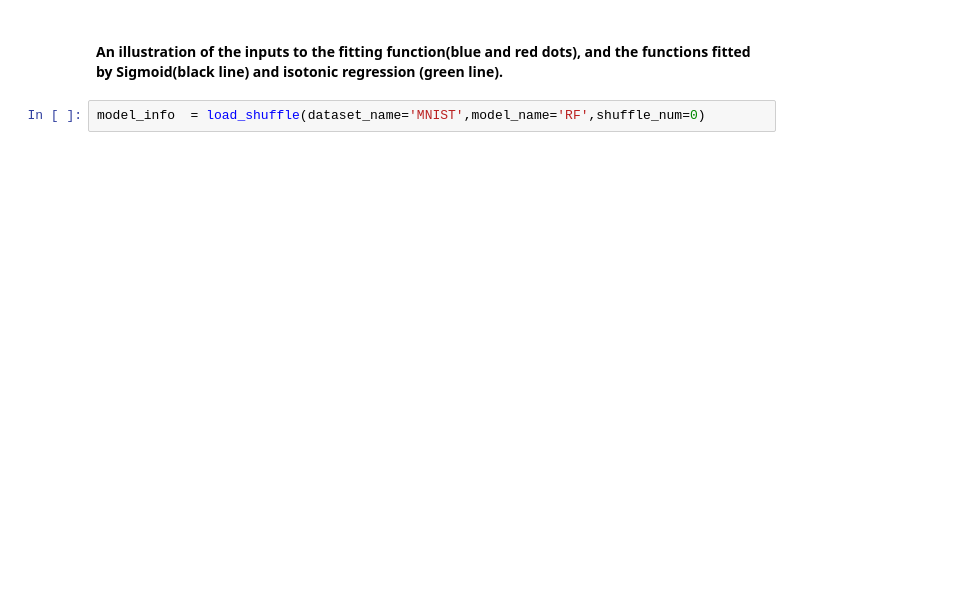
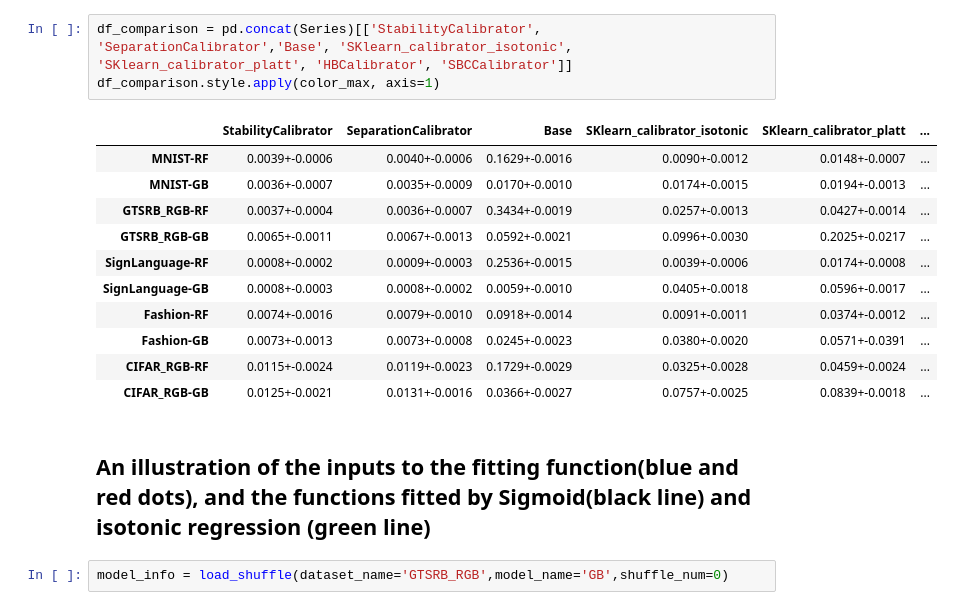
Before and after one commit to Liel-leman/Geometric-Calibrator, a Jupyter notebook: results.ipynb, the cells around one changed output. Drawn from its saved outputs; the diff is of its cells as text; blank space fills up the shorter version.

```diff
--- a/results.ipynb
+++ b/results.ipynb
@@ -99,7 +181,22 @@ df.to_csv('Table_1.csv')
+# %%
+df_comparison = pd.concat(Series)[['StabilityCalibrator', 'SeparationCalibrator','Base', 'SKlearn_calibrator_isotonic', 'SKlearn_calibrator_platt', 'HBCalibrator', 'SBCCalibrator']]
+df_comparison.style.apply(color_max, axis=1)
+# %% [output]
+|  | StabilityCalibrator | SeparationCalibrator | Base | SKlearn_calibrator_isotonic | SKlearn_calibrator_platt | ... |
+| MNIST-RF | 0.0039+-0.0006 | 0.0040+-0.0006 | 0.1629+-0.0016 | 0.0090+-0.0012 | 0.0148+-0.0007 | ... |
+| MNIST-GB | 0.0036+-0.0007 | 0.0035+-0.0009 | 0.0170+-0.0010 | 0.0174+-0.0015 | 0.0194+-0.0013 | ... |
+| GTSRB_RGB-RF | 0.0037+-0.0004 | 0.0036+-0.0007 | 0.3434+-0.0019 | 0.0257+-0.0013 | 0.0427+-0.0014 | ... |
+| GTSRB_RGB-GB | 0.0065+-0.0011 | 0.0067+-0.0013 | 0.0592+-0.0021 | 0.0996+-0.0030 | 0.2025+-0.0217 | ... |
+| SignLanguage-RF | 0.0008+-0.0002 | 0.0009+-0.0003 | 0.2536+-0.0015 | 0.0039+-0.0006 | 0.0174+-0.0008 | ... |
+| SignLanguage-GB | 0.0008+-0.0003 | 0.0008+-0.0002 | 0.0059+-0.0010 | 0.0405+-0.0018 | 0.0596+-0.0017 | ... |
+| Fashion-RF | 0.0074+-0.0016 | 0.0079+-0.0010 | 0.0918+-0.0014 | 0.0091+-0.0011 | 0.0374+-0.0012 | ... |
+| Fashion-GB | 0.0073+-0.0013 | 0.0073+-0.0008 | 0.0245+-0.0023 | 0.0380+-0.0020 | 0.0571+-0.0391 | ... |
+| CIFAR_RGB-RF | 0.0115+-0.0024 | 0.0119+-0.0023 | 0.1729+-0.0029 | 0.0325+-0.0028 | 0.0459+-0.0024 | ... |
+| CIFAR_RGB-GB | 0.0125+-0.0021 | 0.0131+-0.0016 | 0.0366+-0.0027 | 0.0757+-0.0025 | 0.0839+-0.0018 | ... |
 # %% [markdown]
-#### An illustration of the inputs to the fitting function(blue and red dots), and the functions fitted by Sigmoid(black line) and isotonic regression (green line).
+## An illustration of the inputs to the fitting function(blue and red dots), and the functions fitted by Sigmoid(black line) and isotonic regression (green line)
 # %%
-model_info  = load_shuffle(dataset_name='MNIST',model_name='RF',shuffle_num=0)
+model_info = load_shuffle(dataset_name='GTSRB_RGB',model_name='GB',shuffle_num=0)
 # %%
 plot_fitting_function(model_info,n_bins=50)
 # %% [output]
```
Also changed, not shown: parts of 15 cells of this notebook, 23 other files.
